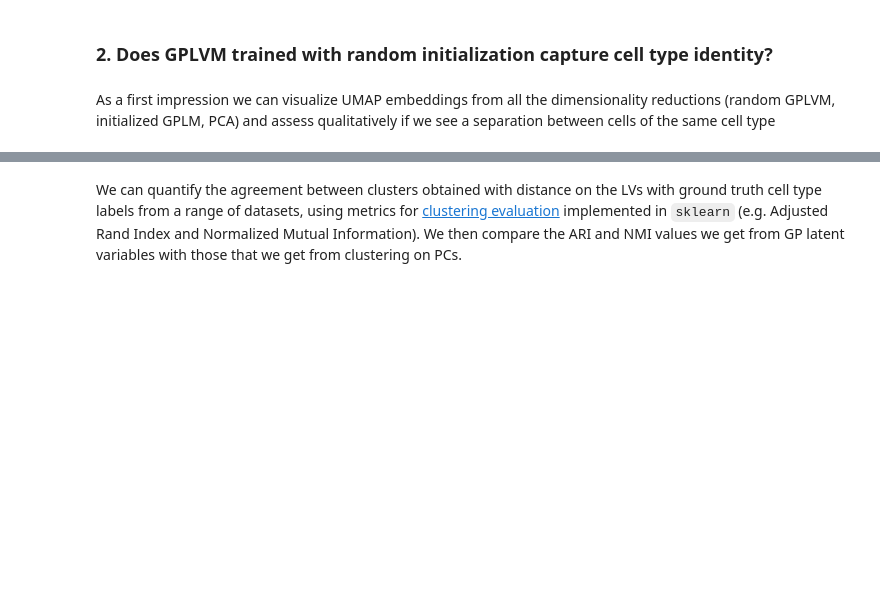
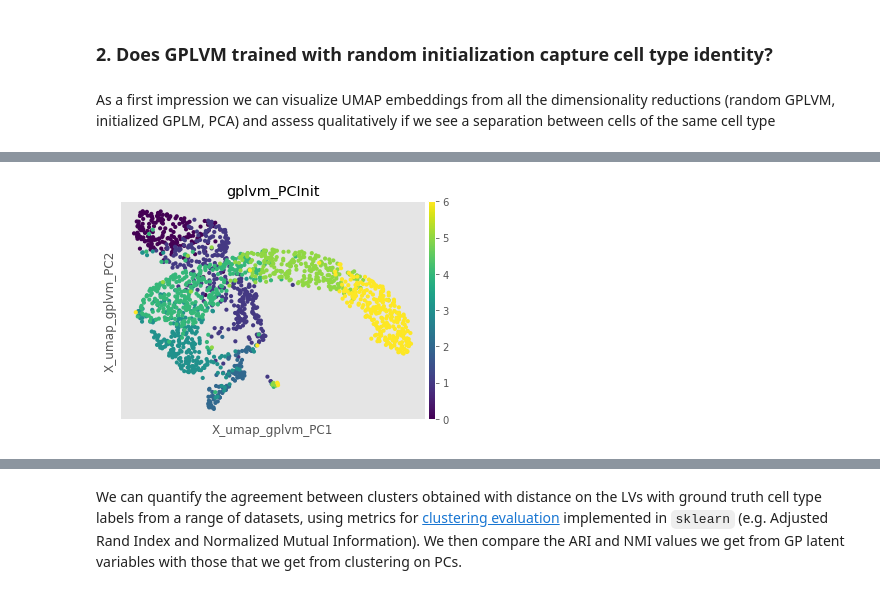
Before and after one commit to shaistamadad/GPLVM_Shaista, a Jupyter notebook: GPLVM_benchmark_template.ipynb, the cells around one changed output, grey strips where cells are left out. Drawn from its saved outputs; the diff is of its cells as text; code cells hidden in the pictures; blank space fills up the shorter version.

```diff
--- a/GPLVM_benchmark_template.ipynb
+++ b/GPLVM_benchmark_template.ipynb
@@ -19,0 +246,4 @@ As a first impression we can visualize UMAP embeddings from all the dimensionali
+# %%
+sc.pl.embedding(forebrain, "X_umap_gplvm_PC", color=[ 'Clusters'], title="gplvm_PCInit") #PCA
+# %% [output]
+[figure, added]
```
Also changed, not shown: parts of 60 cells of this notebook, 1 other file.
